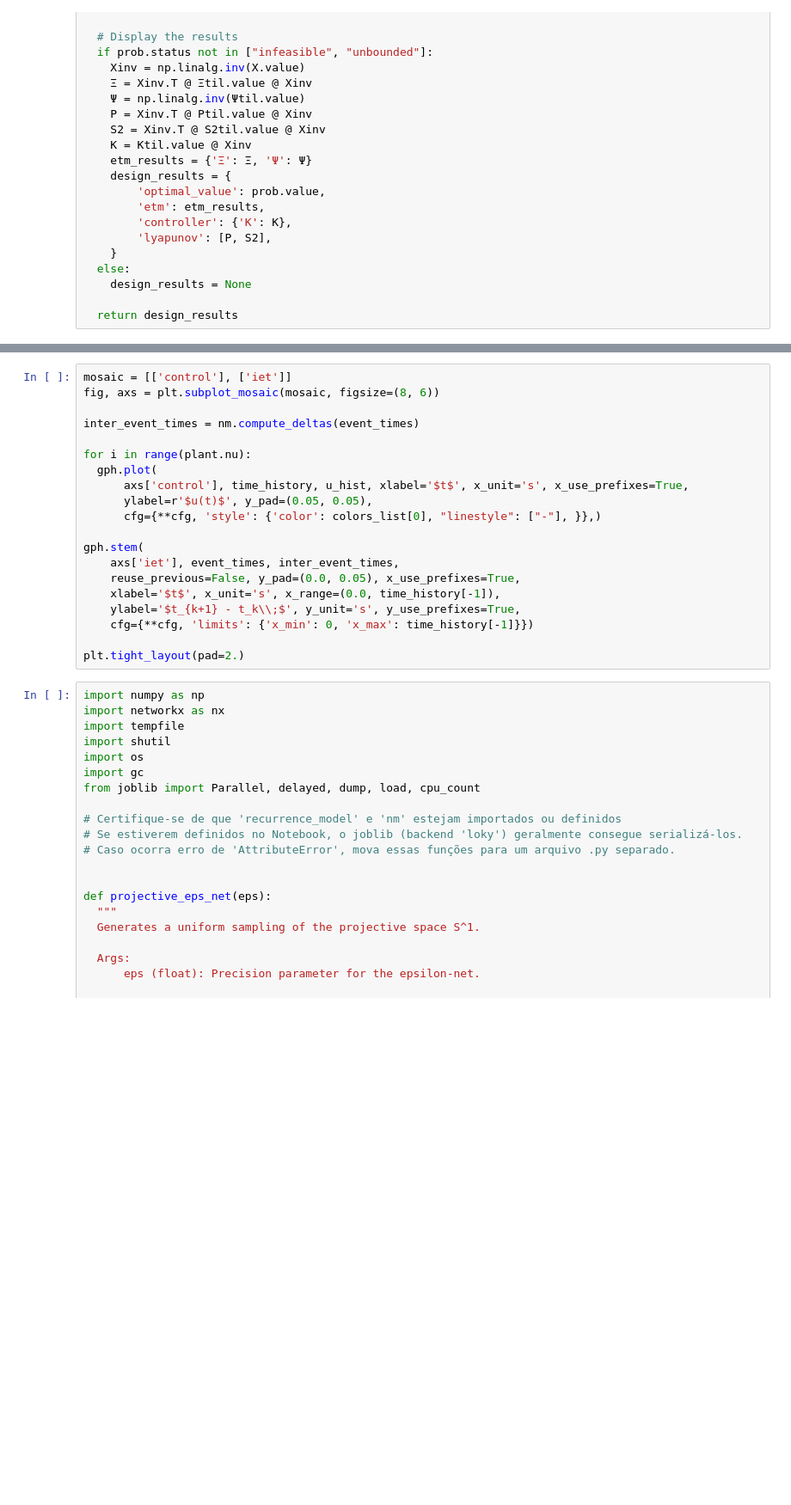
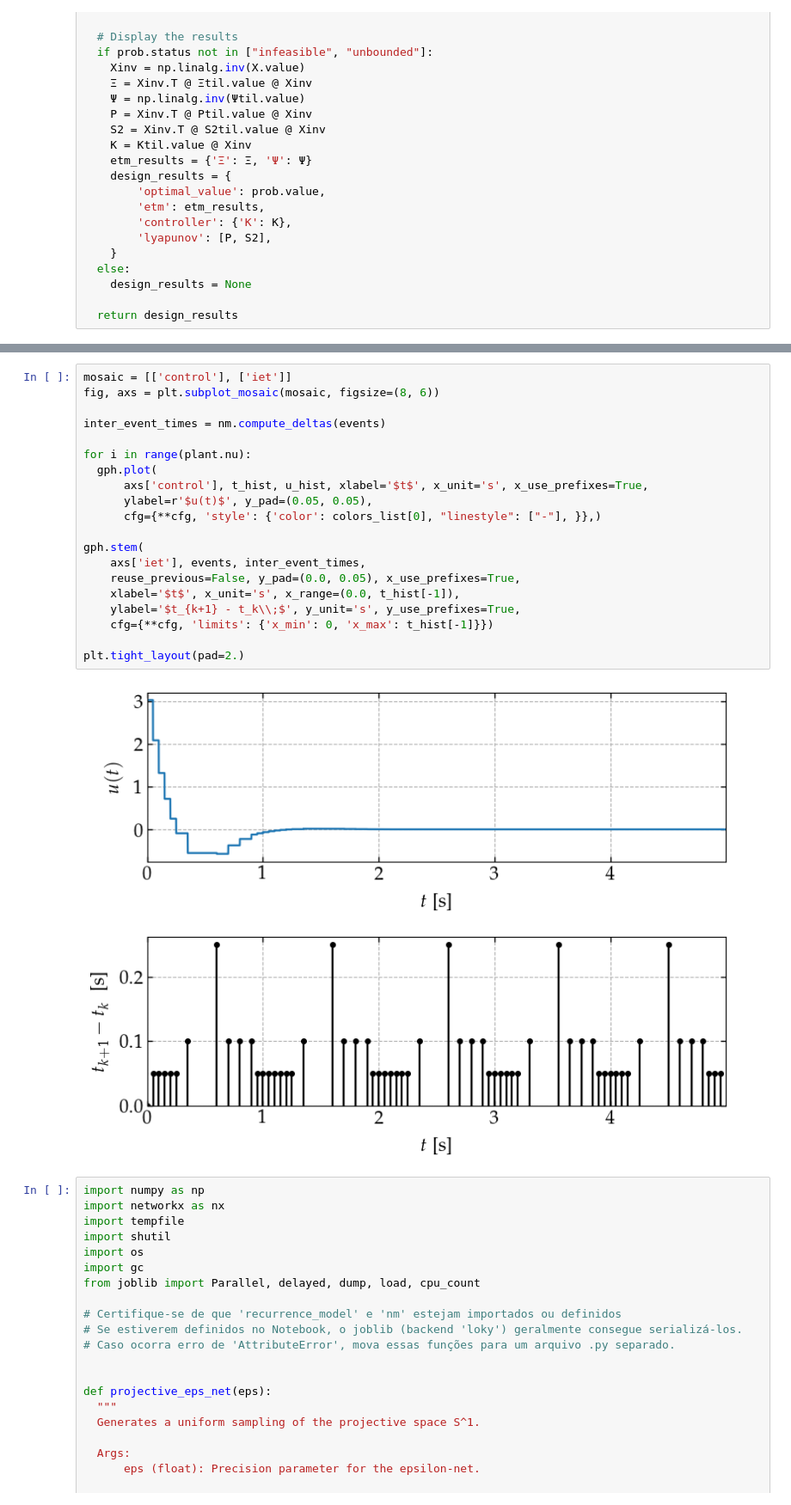
Before and after one commit to andel-vitorio/event-based-control, a Jupyter notebook: PETC for LIT Systems/06 - Order and Caos Analysis - SETM - Single Matrix v2.ipynb, the cells around one changed output, grey strips where cells are left out. Shown at 86% size. Cells and saved outputs as stored; diff of their text form; blank space fills up the shorter version.

```diff
--- a/PETC for LIT Systems/06 - Order and Caos Analysis - SETM - Single Matrix v2.ipynb
+++ b/PETC for LIT Systems/06 - Order and Caos Analysis - SETM - Single Matrix v2.ipynb
@@ -244,23 +252,25 @@ _ = gph.plot(
 # %%
 mosaic = [['control'], ['iet']]
 fig, axs = plt.subplot_mosaic(mosaic, figsize=(8, 6))
 
-inter_event_times = nm.compute_deltas(event_times)
+inter_event_times = nm.compute_deltas(events)
 
 for i in range(plant.nu):
   gph.plot(
-      axs['control'], time_history, u_hist, xlabel='$t$', x_unit='s', x_use_prefixes=True,
+      axs['control'], t_hist, u_hist, xlabel='$t$', x_unit='s', x_use_prefixes=True,
       ylabel=r'$u(t)$', y_pad=(0.05, 0.05),
       cfg={**cfg, 'style': {'color': colors_list[0], "linestyle": ["-"], }},)
 
 gph.stem(
-    axs['iet'], event_times, inter_event_times,
+    axs['iet'], events, inter_event_times,
     reuse_previous=False, y_pad=(0.0, 0.05), x_use_prefixes=True,
-    xlabel='$t$', x_unit='s', x_range=(0.0, time_history[-1]),
+    xlabel='$t$', x_unit='s', x_range=(0.0, t_hist[-1]),
     ylabel='$t_{k+1} - t_k\\;$', y_unit='s', y_use_prefixes=True,
-    cfg={**cfg, 'limits': {'x_min': 0, 'x_max': time_history[-1]}})
+    cfg={**cfg, 'limits': {'x_min': 0, 'x_max': t_hist[-1]}})
 
 plt.tight_layout(pad=2.)
+# %% [output]
+[figure, added]
 # %%
 import numpy as np
 import networkx as nx
```
Also changed, not shown: parts of 7 cells of this notebook, 20 other files.
